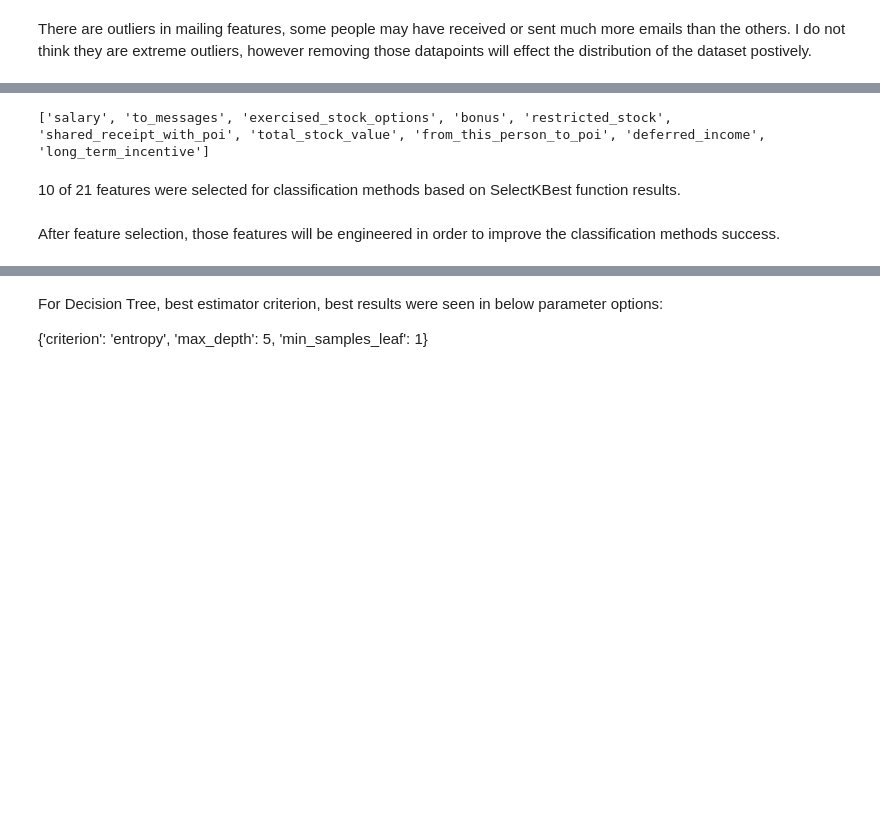
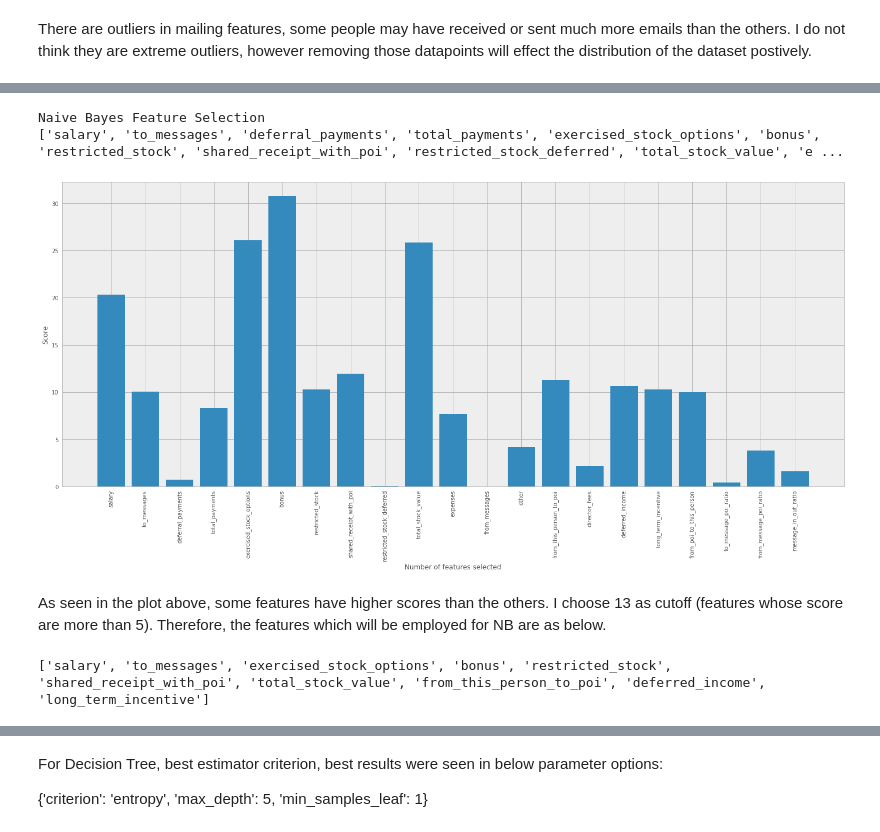
Before and after one commit to ardatasci/udacity-data-analyst-nanodegree, a Jupyter notebook: MachineLearning/final_project/enron_data_investigate.ipynb, the cells around one changed output, grey strips where cells are left out. Cells and saved outputs as stored; diff of their text form; code cells hidden in the pictures; blank space fills up the shorter version.

```diff
--- a/MachineLearning/final_project/enron_data_investigate.ipynb
+++ b/MachineLearning/final_project/enron_data_investigate.ipynb
@@ -182,19 +273,35 @@ REF: http://scikit-learn.org/stable/modules/feature_selection.html
 # %%
 from sklearn.feature_selection import SelectKBest, f_classif
 
-filtered_features_df = df.drop(['poi', 'email_address'], axis=1)
-target_feature = df.poi
 
-feature_selector = SelectKBest(f_classif)
-feature_selector.fit(filtered_features_df, target_feature)
+
+feature_selector = SelectKBest(f_classif, k='all')
+feature_selector.fit(df_poi_filtered, target_feature)
 # Get idxs of columns to keep
 idxs_selected = feature_selector.get_support(indices=True)
-features_dataframe_new = filtered_features_df[idxs_selected]
-selected_features = list(features_dataframe_new)
-print selected_features
+features_dataframe_new = df_poi_filtered[idxs_selected]
+print "Naive Bayes Feature Selection"
+print list(features_dataframe_new)
+
+plt.figure(figsize = (25,10))
+plt.bar(range(len(list(df_poi_filtered))), feature_selector.scores_)
+plt.xlabel("Number of features selected")
+plt.ylabel("Score")
+plt.xticks(range(len(list(df_poi_filtered))), list(df_poi_filtered), rotation=90)
+plt.show()
 # %% [output]
-['salary', 'to_messages', 'exercised_stock_options', 'bonus', 'restricted_stock', 'shared_receipt_with_poi', 'total_stock_value', 'from_this_person_to_poi', 'deferred_income', 'long_term_incentive']
+Naive Bayes Feature Selection
+['salary', 'to_messages', 'deferral_payments', 'total_payments', 'exercised_stock_options', 'bonus', 'restricted_stock', 'shared_receipt_with_poi', 'restricted_stock_deferred', 'total_stock_value', 'e ...
+[figure, added]
-# %% [markdown]
-10 of 21 features were selected for classification methods based on SelectKBest function results.
-# %% [markdown]
-After feature selection, those features will be engineered in order to improve the classification methods success.
+# %% [markdown]
+As seen in the plot above, some features have higher scores than the others. I choose 13 as cutoff (features whose score are more than 5). Therefore, the features which will be employed for NB are as below.
+# %%
+global optimal_features_naive_bayes
+
+feature_selector = SelectKBest(f_classif, k=10)
+feature_selector.fit(df_poi_filtered, target_feature)
+idxs_selected = feature_selector.get_support(indices=True)
+optimal_features_naive_bayes = list(df_poi_filtered[idxs_selected])
+print optimal_features_naive_bayes
+# %% [output]
+['salary', 'to_messages', 'exercised_stock_options', 'bonus', 'restricted_stock', 'shared_receipt_with_poi', 'total_stock_value', 'from_this_person_to_poi', 'deferred_income', 'long_term_incentive']
```
Also changed, not shown: parts of 29 cells of this notebook, 5 other files.
